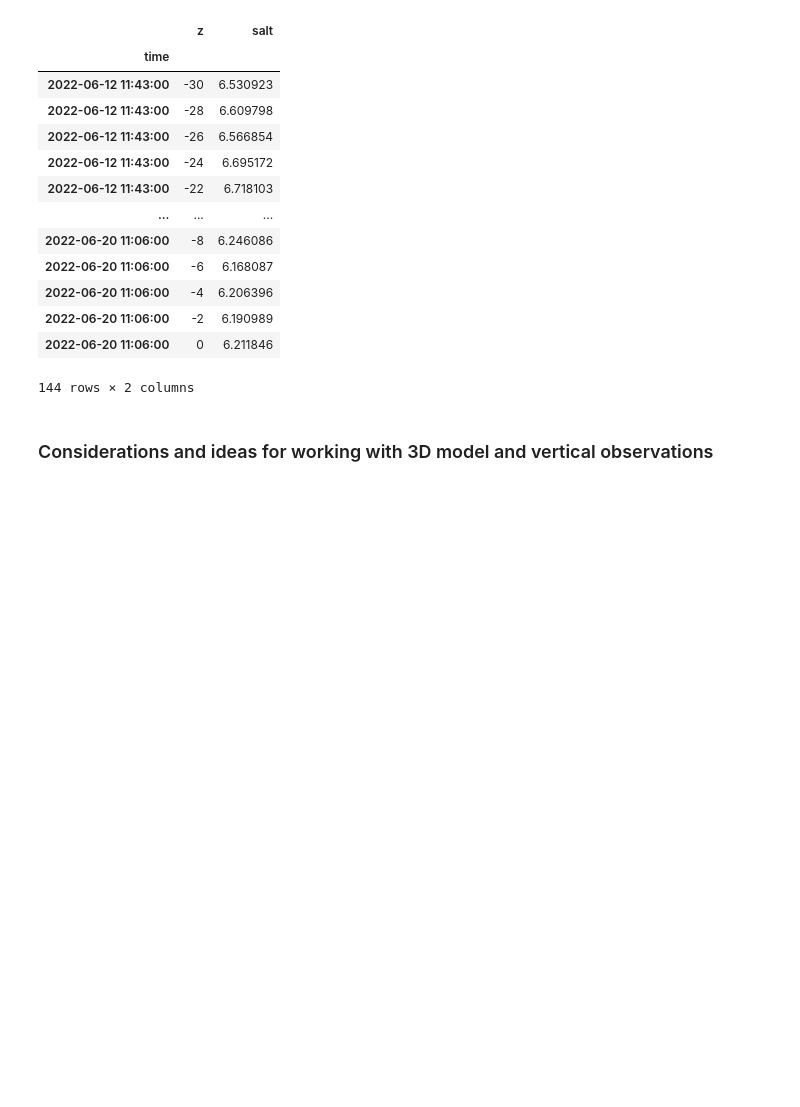
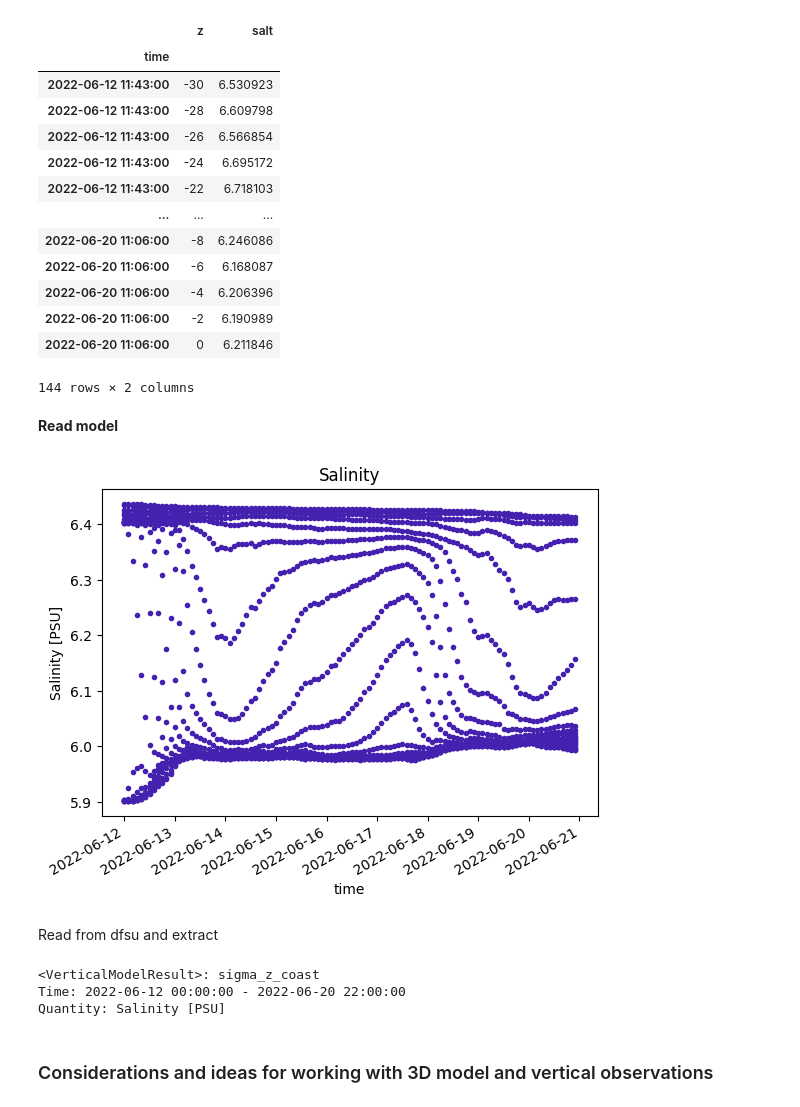
Before and after one commit to DHI/modelskill, a Jupyter notebook: notebooks/vertical_skill.ipynb, the cells around one changed output. Saved outputs shown, nothing was run; the diff lists cells and outputs as text; code cells hidden in the pictures; blank space fills up the shorter version.

```diff
--- a/notebooks/vertical_skill.ipynb
+++ b/notebooks/vertical_skill.ipynb
@@ -54,6 +57,26 @@ vo.to_dataframe()
 | 2022-06-20 11:06:00 | -2 | 6.190989 |
 | 2022-06-20 11:06:00 | 0 | 6.211846 |
 144 rows × 2 columns
+# %% [markdown]
+**Read model**
+# %%
+# Read model from dfs0 path
+vm = ms.VerticalModelResult("../tests/testdata/vertical/VerticalModel_at_obs.dfs0", item="Salinity")
+# Read model from dfs0 dataset
+vm = ms.VerticalModelResult(mikeio.read("../tests/testdata/vertical/VerticalModel_at_obs.dfs0"), item="Salinity")
+# %%
+vm.plot()
+# %% [output]
+[figure, added]
+# %% [markdown]
+Read from dfsu and extract
+# %%
+dfsum = ms.DfsuModelResult("../tests/testdata/vertical/sigma_z_coast.dfsu", item="Salinity")
+dfsum.extract(vo)
+# %% [output]
+<VerticalModelResult>: sigma_z_coast
+Time: 2022-06-12 00:00:00 - 2022-06-20 22:00:00
+Quantity: Salinity [PSU]
 # %% [markdown]
 ### Considerations and ideas for working with 3D model and vertical observations
 # %% [markdown]
```
Also changed, not shown: parts of 1 cell of this notebook.
